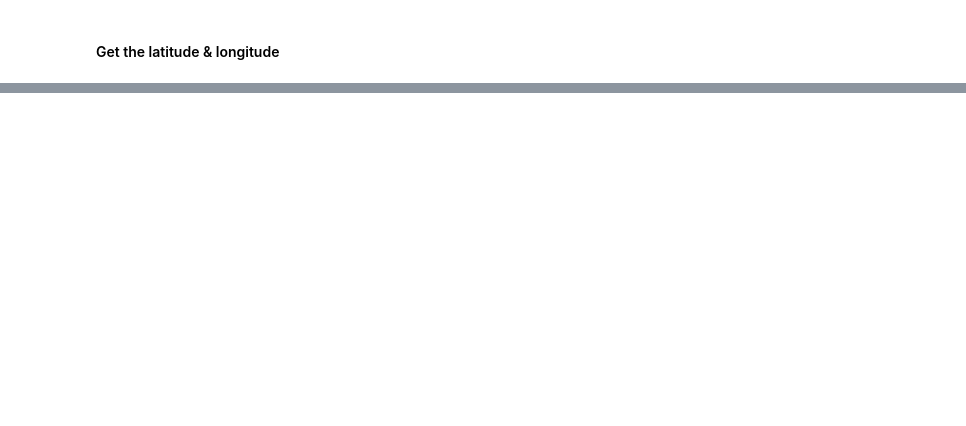
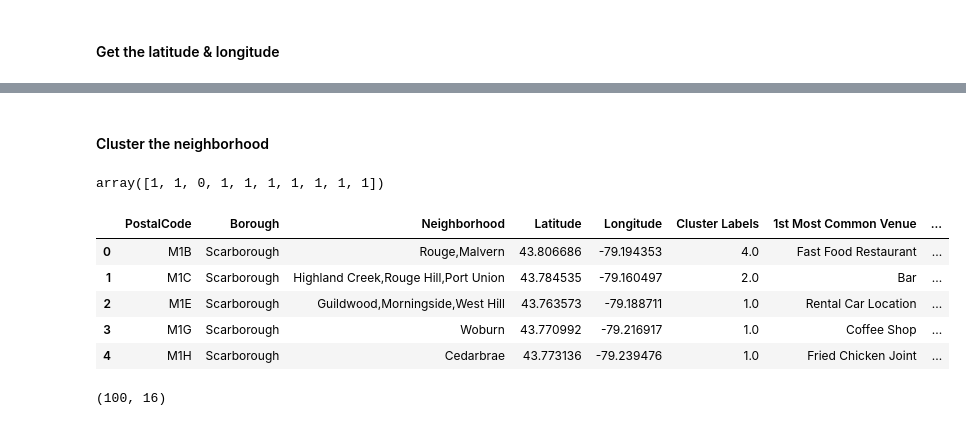
Before and after one commit to bilou12/ibm-data-science-specialization, a Jupyter notebook: week3.ipynb, the cells around one changed output, grey strips where cells are left out. Saved outputs shown, nothing was run; the diff lists cells and outputs as text; code cells hidden in the pictures; blank space fills up the shorter version.

```diff
--- a/week3.ipynb
+++ b/week3.ipynb
@@ -66,0 +379,12 @@ longitude = lat_lng_coords[1]
+# %%
+num_top_venues = 5
+
+for hood in toronto_grouped['Neighborhood']:
+    print("----"+hood+"----")
+    temp = toronto_grouped[toronto_grouped['Neighborhood'] == hood].T.reset_index()
+    temp.columns = ['venue','freq']
+    temp = temp.iloc[1:]
+    temp['freq'] = temp['freq'].astype(float)
+    temp = temp.round({'freq': 2})
+    print(temp.sort_values('freq', ascending=False).reset_index(drop=True).head(num_top_venues))
+    print('\n')
@@ -66,0 +409,6 @@ longitude = lat_lng_coords[1]
+# %%
+def return_most_common_venues(row, num_top_venues):
+    row_categories = row.iloc[1:]
+    row_categories_sorted = row_categories.sort_values(ascending=False)
+
+    return row_categories_sorted.index.values[0:num_top_venues]
@@ -66,0 +445,40 @@ longitude = lat_lng_coords[1]
+# %% [markdown]
+#### Cluster the neighborhood
+# %%
+from sklearn.cluster import KMeans
+
+# set number of clusters
+kclusters = 5
+
+toronto_grouped_clustering = toronto_grouped.drop('Neighborhood', 1)
+
+# run k-means clustering
+kmeans = KMeans(n_clusters=kclusters, random_state=0).fit(toronto_grouped_clustering)
+
+# check cluster labels generated for each row in the dataframe
+kmeans.labels_[0:10]
+# %% [output]
+array([1, 1, 0, 1, 1, 1, 1, 1, 1, 1])
+# %%
+# add clustering labels
+neighborhoods_venues_sorted.insert(0, 'Cluster Labels', kmeans.labels_)
+
+toronto_merged = df
+
+# merge toronto_grouped with toronto_data to add latitude/longitude for each neighborhood
+toronto_merged = toronto_merged.join(neighborhoods_venues_sorted.set_index('Neighborhood'), on='Neighborhood')
+
+toronto_merged.dropna(inplace=True)
+
+toronto_merged.head() # check the last columns!
+# %% [output]
+|  | PostalCode | Borough | Neighborhood | Latitude | Longitude | Cluster Labels | 1st Most Common Venue | ... |
+| 0 | M1B | Scarborough | Rouge,Malvern | 43.806686 | -79.194353 | 4.0 | Fast Food Restaurant | ... |
+| 1 | M1C | Scarborough | Highland Creek,Rouge Hill,Port Union | 43.784535 | -79.160497 | 2.0 | Bar | ... |
+| 2 | M1E | Scarborough | Guildwood,Morningside,West Hill | 43.763573 | -79.188711 | 1.0 | Rental Car Location | ... |
+| 3 | M1G | Scarborough | Woburn | 43.770992 | -79.216917 | 1.0 | Coffee Shop | ... |
+| 4 | M1H | Scarborough | Cedarbrae | 43.773136 | -79.239476 | 1.0 | Fried Chicken Joint | ... |
+# %%
+toronto_merged.shape
+# %% [output]
+(100, 16)
```
Also changed, not shown: parts of 34 cells of this notebook.
